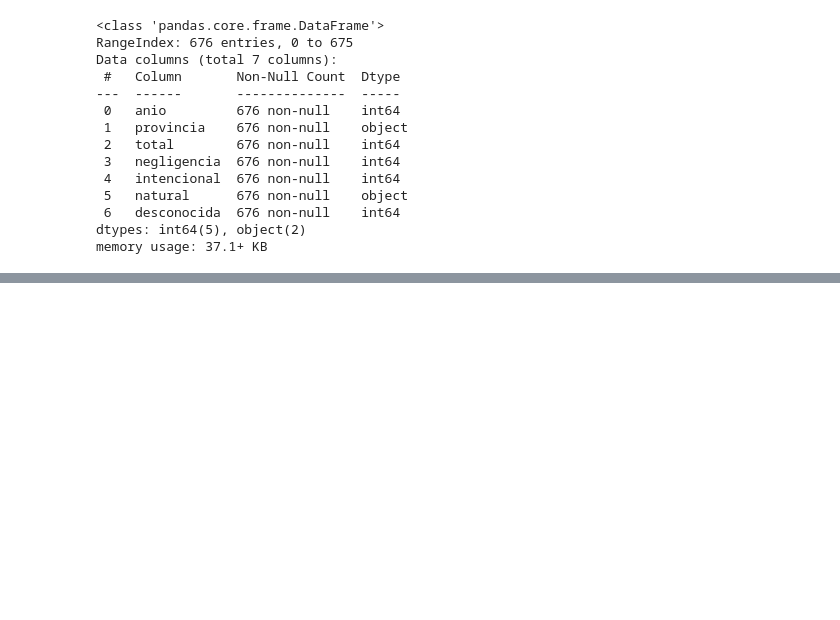
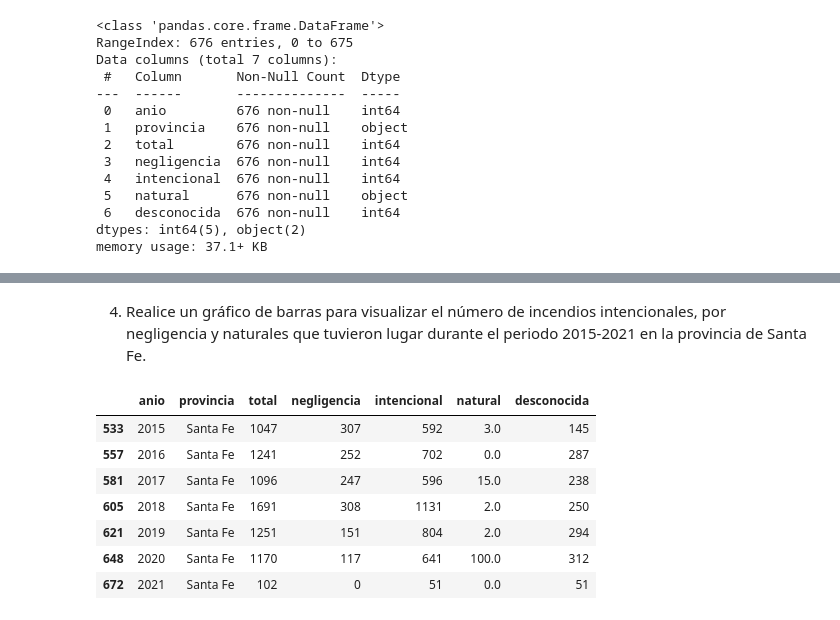
Before and after one commit to gcasado0/ciencia_datos, a Jupyter notebook: u2_ej2.ipynb, the cells around one changed output, grey strips where cells are left out. Drawn from its saved outputs; the diff is of its cells as text; code cells hidden in the pictures; blank space fills up the shorter version.

```diff
--- a/u2_ej2.ipynb
+++ b/u2_ej2.ipynb
@@ -44,0 +178,15 @@ Para resolverlo podria cambiar el "-" por 0 o Nan y luego convertir la columna a
+# %% [markdown]
+4. Realice un gráfico de barras para visualizar el número de incendios intencionales, por negligencia
+y naturales que tuvieron lugar durante el periodo 2015-2021 en la provincia de Santa Fe.
+# %%
+santa_fe=data[(data['provincia']=='Santa Fe') & (data['anio']>=2015) & (data['anio']<=2021)]
+santa_fe
+# %% [output]
+|  | anio | provincia | total | negligencia | intencional | natural | desconocida |
+| 533 | 2015 | Santa Fe | 1047 | 307 | 592 | 3.0 | 145 |
+| 557 | 2016 | Santa Fe | 1241 | 252 | 702 | 0.0 | 287 |
+| 581 | 2017 | Santa Fe | 1096 | 247 | 596 | 15.0 | 238 |
+| 605 | 2018 | Santa Fe | 1691 | 308 | 1131 | 2.0 | 250 |
+| 621 | 2019 | Santa Fe | 1251 | 151 | 804 | 2.0 | 294 |
+| 648 | 2020 | Santa Fe | 1170 | 117 | 641 | 100.0 | 312 |
+| 672 | 2021 | Santa Fe | 102 | 0 | 51 | 0.0 | 51 |
```
Also changed, not shown: parts of 18 cells of this notebook.
